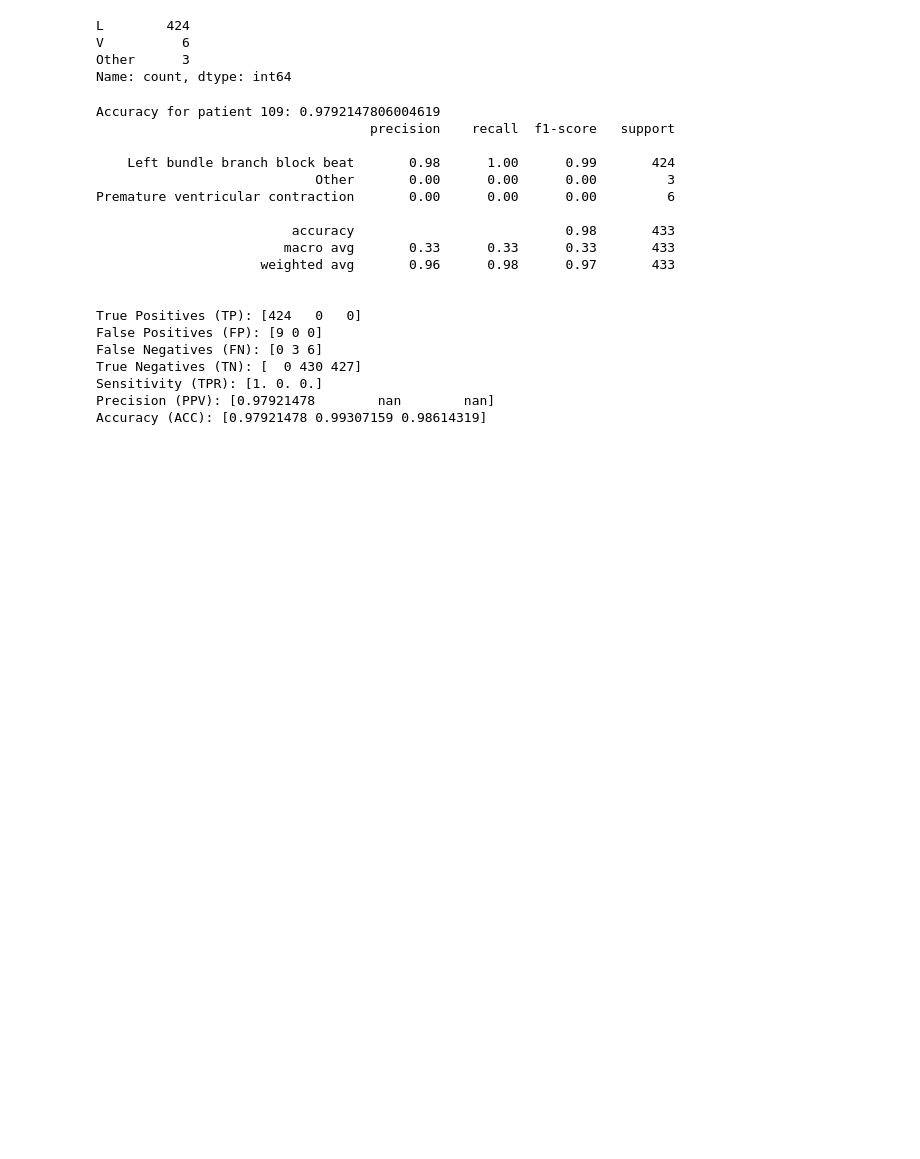
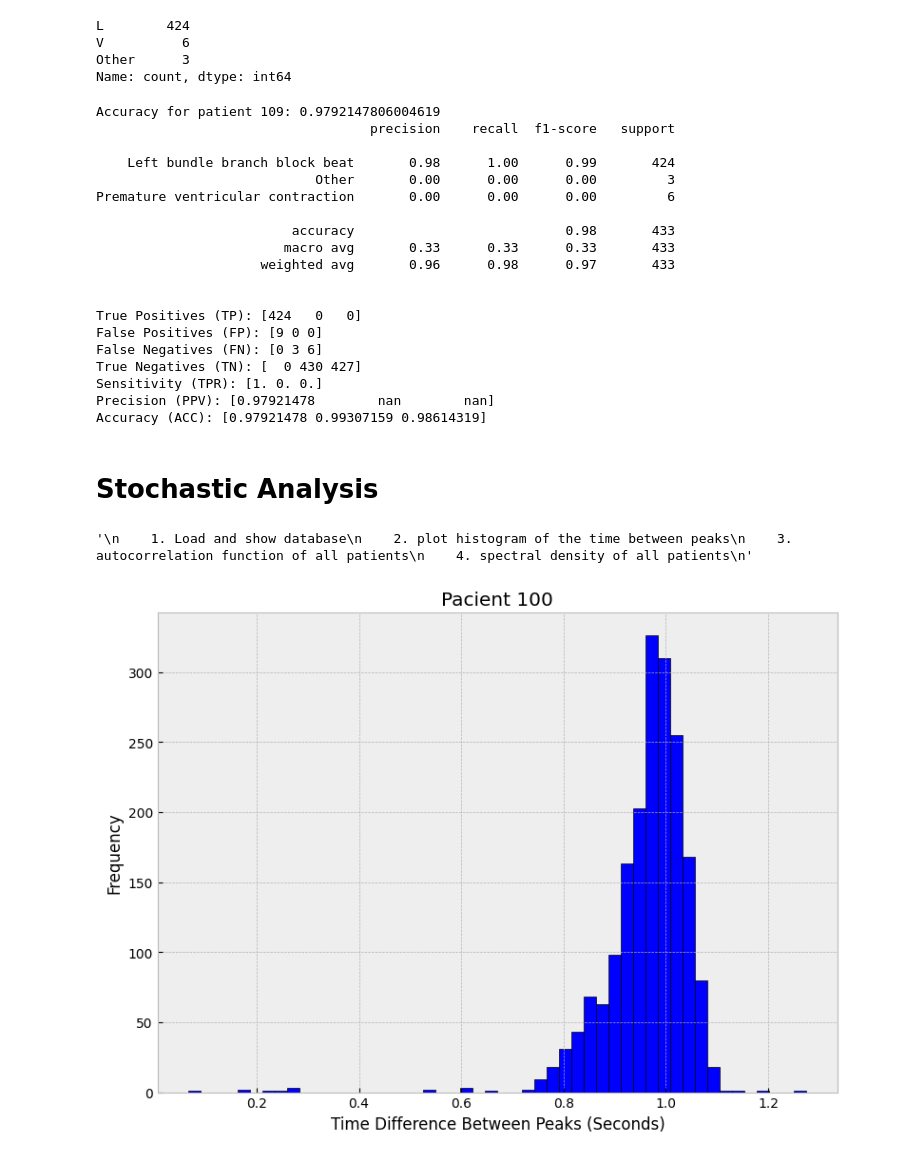
Before and after one commit to uriballo/ECG-BeatClassification-SVM, a Jupyter notebook: SVM-ASP.ipynb, the cells around one changed output. Saved outputs shown, nothing was run; the diff lists cells and outputs as text; code cells hidden in the pictures; blank space fills up the shorter version.

Commit message:
feat: time difference plots

```diff
--- a/SVM-ASP.ipynb
+++ b/SVM-ASP.ipynb
@@ -63,7 +61,19 @@ def parse_annotations(annotations):
             parsed_annotations.append((time, int(sample_number), annotation_type_mapped, int(sub), int(chan), int(num), aux))
     return pd.DataFrame(parsed_annotations, columns=['Time', 'Sample #', 'Type', 'Sub', 'Chan', 'Num', 'Aux'])
 # %%
-train_patient_ids = ['100', '104', '108', '117', '201', '207', '212', '217', '222', '231', '101', '114', '123', '208', '213', '219', '223', '232', '102', '106', '119', '124', '203', '209', '214', '228', '233', '103', '107', '112', '116', '121', '200', '205', '210', '215', '221', '230', '234']
+train_patient_ids = ['100', '104', '108',
+                     '117', '201', '207',
+                     '212', '217', '222',
+                     '231', '101', '114',
+                     '123', '208', '213',
+                     '219', '223', '232',
+                     '102', '106', '119',
+                     '124', '203', '209',
+                     '214', '228', '233',
+                     '103', '107', '112',
+                     '116', '121', '200',
+                     '205', '210', '215',
+                     '221', '230', '234']
 
 # Initialize empty lists to hold the aggregated features and labels
 all_features = []
@@ -81,7 +91,7 @@ for patient_id in train_patient_ids:
 
     # Sampling rate and duration for 5 minutes
     sampling_rate = 360  # samples per second for MIT-BIH
-    duration = 5 * 60
+    duration = 10 * 60
     num_samples = duration * sampling_rate
 
     ecg_data.columns = ecg_data.columns.str.strip("'")
@@ -394,3 +397,46 @@ True Negatives (TN): [  0 430 427]
 Sensitivity (TPR): [1. 0. 0.]
 Precision (PPV): [0.97921478        nan        nan]
 Accuracy (ACC): [0.97921478 0.99307159 0.98614319]
+# %% [markdown]
+# Stochastic Analysis
+# %%
+"""
+    1. Load and show database
+    2. plot histogram of the time between peaks
+    3. autocorrelation function of all patients
+    4. spectral density of all patients
+"""
+# %% [output]
+'\n    1. Load and show database\n    2. plot histogram of the time between peaks\n    3. autocorrelation function of all patients\n    4. spectral density of all patients\n'
+# %%
+annotations_file_path = './datasets/101annotations.txt'
+
+with open(annotations_file_path, 'r') as file:
+    annotations_data = file.readlines()
+
+# Function to convert time string to seconds
+def time_to_seconds(time_str):
+    min_sec = time_str.split(':')
+    minutes = int(min_sec[0])
+    seconds = float(min_sec[1])
+    return 60 * minutes + seconds
+
+# Extract times and convert to seconds
+times_in_seconds = [time_to_seconds(line.split()[0]) for line in annotations_data[1:]]  # skip the header
+
+# Calculate time differences
+time_differences = np.diff(times_in_seconds)
+
+plt.style.use('bmh')
+
+# Plot histogram
+plt.figure(figsize=(8, 6))
+plt.hist(time_differences, bins=50, color='blue', edgecolor='black')
+plt.title('Pacient 100')
+plt.xlabel('Time Difference Between Peaks (Seconds)')
+plt.ylabel('Frequency')
+plt.grid(True)
+plt.tight_layout()  # adjust the layout
+plt.show()
+# %% [output]
+[figure, added]
```
Also changed, not shown: parts of 10 cells of this notebook.
